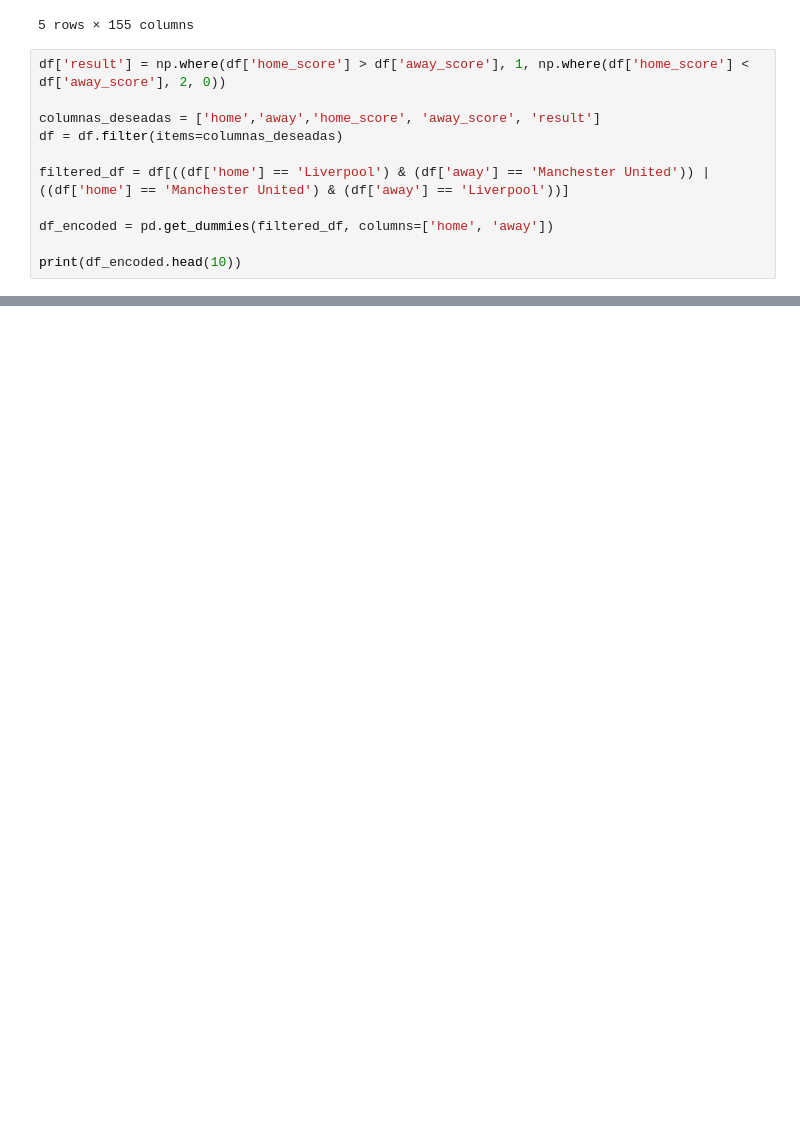
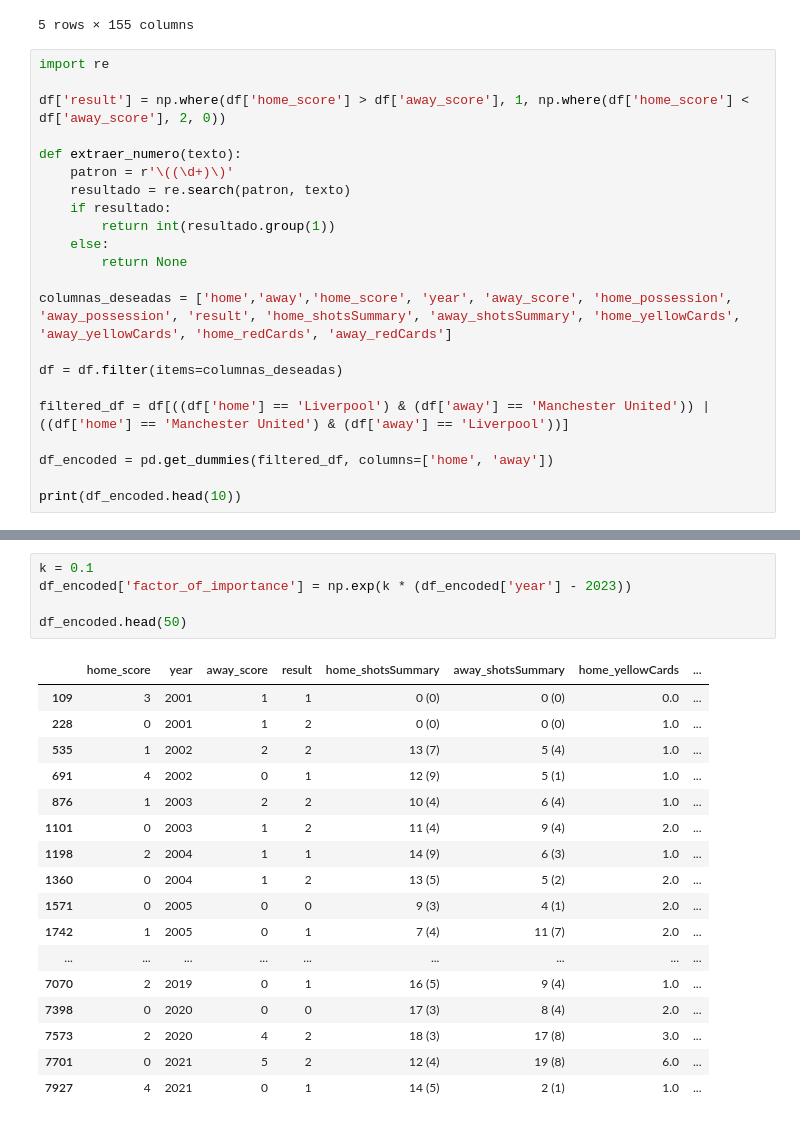
Before and after one commit to paulmacguire/PremierLeagueML, a Jupyter notebook: Presentacion1/Entrega_1.ipynb, the cells around one changed output, grey strips where cells are left out. Drawn from its saved outputs; the diff is of its cells as text; blank space fills up the shorter version.

```diff
--- a/Presentacion1/Entrega_1.ipynb
+++ b/Presentacion1/Entrega_1.ipynb
@@ -18,9 +18,20 @@ df.head()
 | 4 | 18127 | Liverpool | West Ham United | Saturday, August 18 | 2001 | 14:00 | 43,935 | Anfield, Liverpool, England | 2001-2002 Barclays Premier League | ... |
 5 rows × 155 columns
 # %%
+import re
+
 df['result'] = np.where(df['home_score'] > df['away_score'], 1, np.where(df['home_score'] < df['away_score'], 2, 0))
 
-columnas_deseadas = ['home','away','home_score', 'away_score', 'result']
+def extraer_numero(texto):
+    patron = r'\((\d+)\)'
+    resultado = re.search(patron, texto)
+    if resultado:
+        return int(resultado.group(1))
+    else:
+        return None
+
+columnas_deseadas = ['home','away','home_score', 'year', 'away_score', 'home_possession', 'away_possession', 'result', 'home_shotsSummary', 'away_shotsSummary', 'home_yellowCards', 'away_yellowCards', 'home_redCards', 'away_redCards']
+
 df = df.filter(items=columnas_deseadas)
 
 filtered_df = df[((df['home'] == 'Liverpool') & (df['away'] == 'Manchester United')) | ((df['home'] == 'Manchester United') & (df['away'] == 'Liverpool'))]
@@ -49 +96,24 @@ print(df_encoded.head(10))
+# %%
+k = 0.1
+df_encoded['factor_of_importance'] = np.exp(k * (df_encoded['year'] - 2023))
+
+df_encoded.head(50)
+# %% [output]
+|  | home_score | year | away_score | result | home_shotsSummary | away_shotsSummary | home_yellowCards | ... |
+| 109 | 3 | 2001 | 1 | 1 | 0 (0) | 0 (0) | 0.0 | ... |
+| 228 | 0 | 2001 | 1 | 2 | 0 (0) | 0 (0) | 1.0 | ... |
+| 535 | 1 | 2002 | 2 | 2 | 13 (7) | 5 (4) | 1.0 | ... |
+| 691 | 4 | 2002 | 0 | 1 | 12 (9) | 5 (1) | 1.0 | ... |
+| 876 | 1 | 2003 | 2 | 2 | 10 (4) | 6 (4) | 1.0 | ... |
+| 1101 | 0 | 2003 | 1 | 2 | 11 (4) | 9 (4) | 2.0 | ... |
+| 1198 | 2 | 2004 | 1 | 1 | 14 (9) | 6 (3) | 1.0 | ... |
+| 1360 | 0 | 2004 | 1 | 2 | 13 (5) | 5 (2) | 2.0 | ... |
+| 1571 | 0 | 2005 | 0 | 0 | 9 (3) | 4 (1) | 2.0 | ... |
+| 1742 | 1 | 2005 | 0 | 1 | 7 (4) | 11 (7) | 2.0 | ... |
+| ... | ... | ... | ... | ... | ... | ... | ... | ... |
+| 7070 | 2 | 2019 | 0 | 1 | 16 (5) | 9 (4) | 1.0 | ... |
+| 7398 | 0 | 2020 | 0 | 0 | 17 (3) | 8 (4) | 2.0 | ... |
+| 7573 | 2 | 2020 | 4 | 2 | 18 (3) | 17 (8) | 3.0 | ... |
+| 7701 | 0 | 2021 | 5 | 2 | 12 (4) | 19 (8) | 6.0 | ... |
+| 7927 | 4 | 2021 | 0 | 1 | 14 (5) | 2 (1) | 1.0 | ... |
 # %%
```
Also changed, not shown: parts of 3 cells of this notebook, 1 other file.
